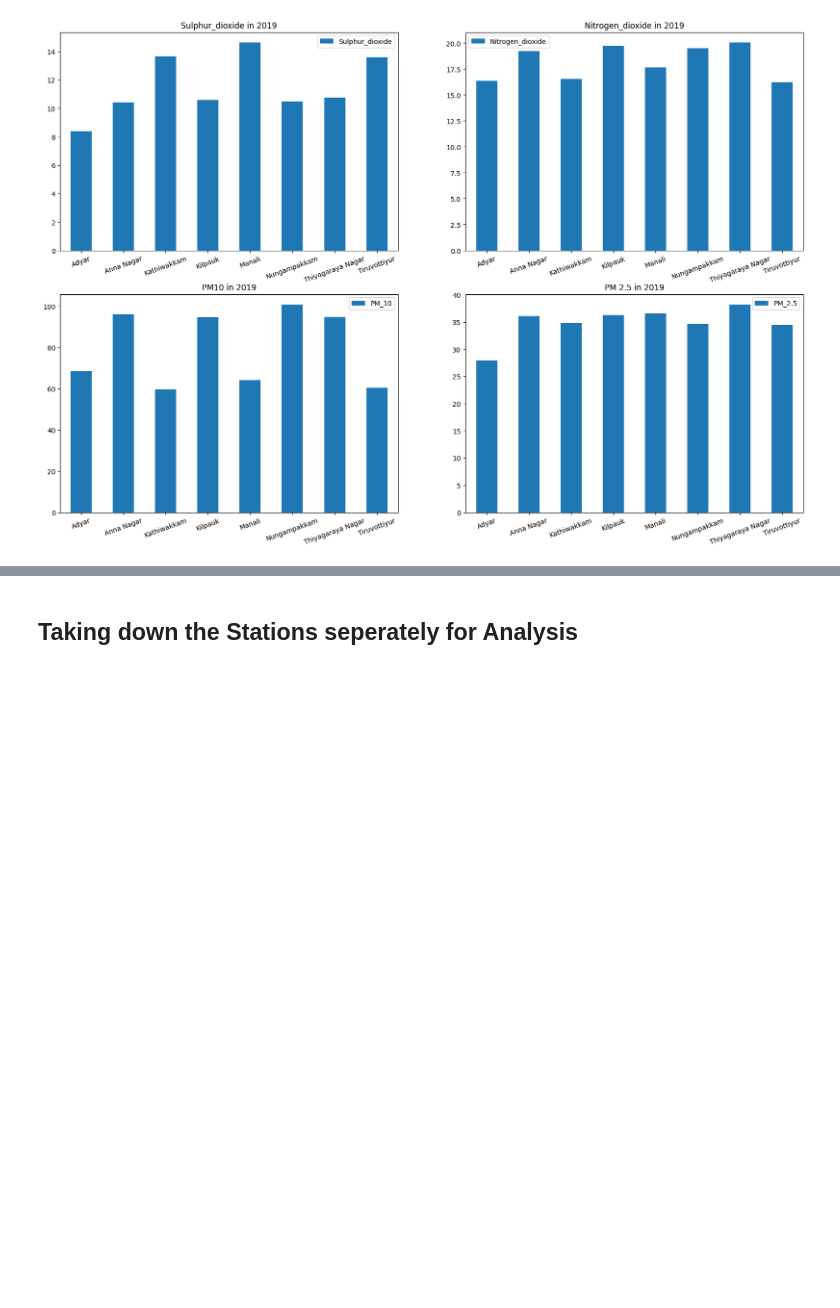
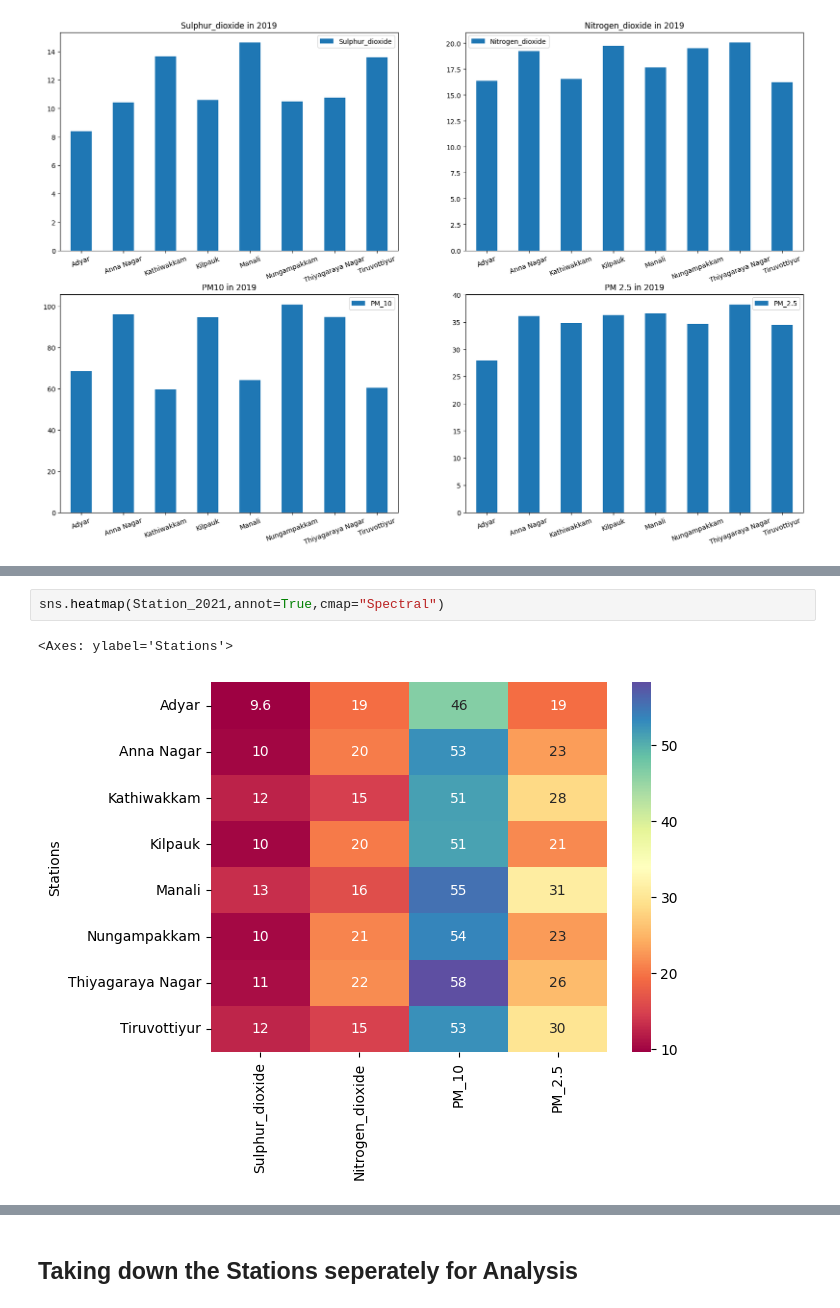
Before and after one commit to santhipsengottuvel/Air-Quality-Prediction-Chennai, a Jupyter notebook: Code/Air Quality Analysis.ipynb, the cells around one changed output, grey strips where cells are left out. Cells and saved outputs as stored; diff of their text form; blank space fills up the shorter version.

```diff
--- a/Code/Air Quality Analysis.ipynb
+++ b/Code/Air Quality Analysis.ipynb
@@ -876,0 +950,5 @@ plt.pie(x=Station_2019["PM_2.5"],
+# %%
+sns.heatmap(Station_2021,annot=True,cmap="Spectral")
+# %% [output]
+<Axes: ylabel='Stations'>
+[figure, added]
```
Also changed, not shown: parts of 18 cells of this notebook.
